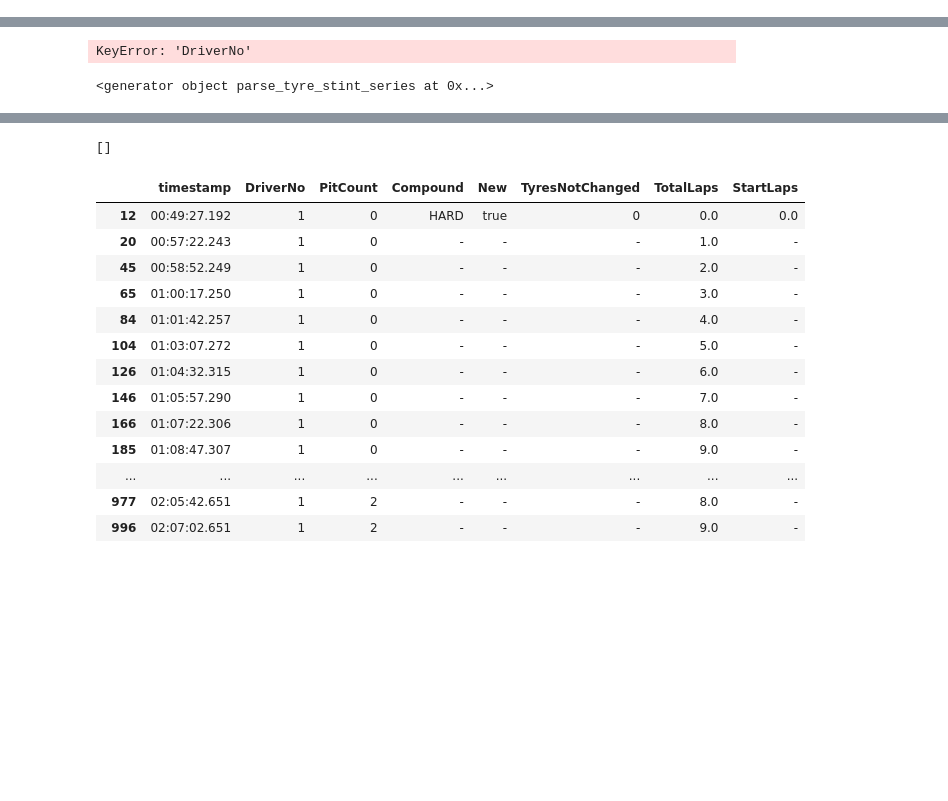
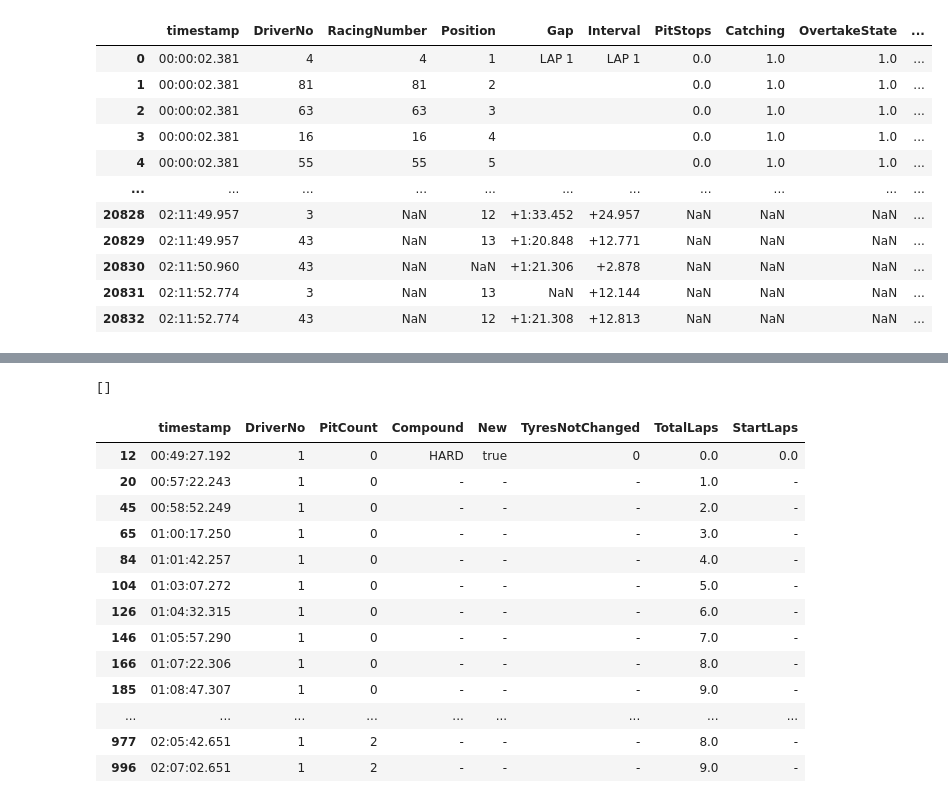
Before and after one commit to GoktugOcal/f1-data-ingestion, a Jupyter notebook: dev.ipynb, the cells around one changed output, grey strips where cells are left out. Drawn from its saved outputs; the diff is of its cells as text; code cells hidden in the pictures; blank space fills up the shorter version.

Commit message:
parse

```diff
--- a/dev.ipynb
+++ b/dev.ipynb
@@ -82,39 +82,47 @@ for val in list(data.values()):
 # %%
 records = []
 
-endpoint = "https://livetiming.formula1.com/static/2024/2024-09-01_Italian_Grand_Prix/2024-09-01_Race/TyreStintSeries.jsonStream"
+endpoint = "https://livetiming.formula1.com/static/2024/2024-09-01_Italian_Grand_Prix/2024-09-01_Race/DriverRaceInfo.jsonStream"
 data = LivetimingF1GetData(endpoint, stream=True)
 data
 
-def parse_tyre_stint_series(data, iterate=False):
-    if not iterate:
-        records = []
-    for key, value in data.items():
-        for driver_no, stint in value["Stints"].items():
-            if stint:
-                for pit_count, current_info in stint.items():
-                    record = {
-                        **{
-                            "timestamp": key,
-                            "DriverNo": driver_no,
-                            "PitCount": pit_count,
-                        },
-                        **current_info
-                    }
+records = []
 
-                    if iterate: yield record
-                    else: records.append(record)
+for key, value in data.items():
+    for driver_no, info in value.items():
+        record = {
+            **{
+                "timestamp": key,
+                "DriverNo": driver_no,
+            },
+            **info
+        }
+        records.append(record)
 
-    if not iterate:
-        print(records)
-        return records
+    #     if stint:
+    #         for pit_count, current_info in stint.items():
+    #             record = {
+    #                 **{
+    #                     "timestamp": key,
+    #                     "DriverNo": driver_no,
+    #                     "PitCount": pit_count,
+    #                 },
+    #                 **current_info
+    #             }
 
+    #             yield record
 
-records = parse_tyre_stint_series(data)
-print(records)
-
-stintDf = pd.DataFrame(records)
-stintDf.head()
-
-stintDf[stintDf["DriverNo"] == "1"].replace(np.nan,"-")
+pd.DataFrame(records)
 # %% [output]
+|  | timestamp | DriverNo | RacingNumber | Position | Gap | Interval | PitStops | Catching | OvertakeState | ... |
+| 0 | 00:00:02.381 | 4 | 4 | 1 | LAP 1 | LAP 1 | 0.0 | 1.0 | 1.0 | ... |
+| 1 | 00:00:02.381 | 81 | 81 | 2 |  |  | 0.0 | 1.0 | 1.0 | ... |
+| 2 | 00:00:02.381 | 63 | 63 | 3 |  |  | 0.0 | 1.0 | 1.0 | ... |
+| 3 | 00:00:02.381 | 16 | 16 | 4 |  |  | 0.0 | 1.0 | 1.0 | ... |
+| 4 | 00:00:02.381 | 55 | 55 | 5 |  |  | 0.0 | 1.0 | 1.0 | ... |
+| ... | ... | ... | ... | ... | ... | ... | ... | ... | ... | ... |
+| 20828 | 02:11:49.957 | 3 | NaN | 12 | +1:33.452 | +24.957 | NaN | NaN | NaN | ... |
+| 20829 | 02:11:49.957 | 43 | NaN | 13 | +1:20.848 | +12.771 | NaN | NaN | NaN | ... |
+| 20830 | 02:11:50.960 | 43 | NaN | NaN | +1:21.306 | +2.878 | NaN | NaN | NaN | ... |
+| 20831 | 02:11:52.774 | 3 | NaN | 13 | NaN | +12.144 | NaN | NaN | NaN | ... |
+| 20832 | 02:11:52.774 | 43 | NaN | 12 | +1:21.308 | +12.813 | NaN | NaN | NaN | ... |
@@ -123,5 +129,0 @@ stintDf[stintDf["DriverNo"] == "1"].replace(np.nan,"-")
-KeyError: 'DriverNo'
-# %%
-parse_tyre_stint_series(data)
-# %% [output]
-<generator object parse_tyre_stint_series at 0x...>
```
Also changed, not shown: parts of 5 cells of this notebook, 3 other files.
